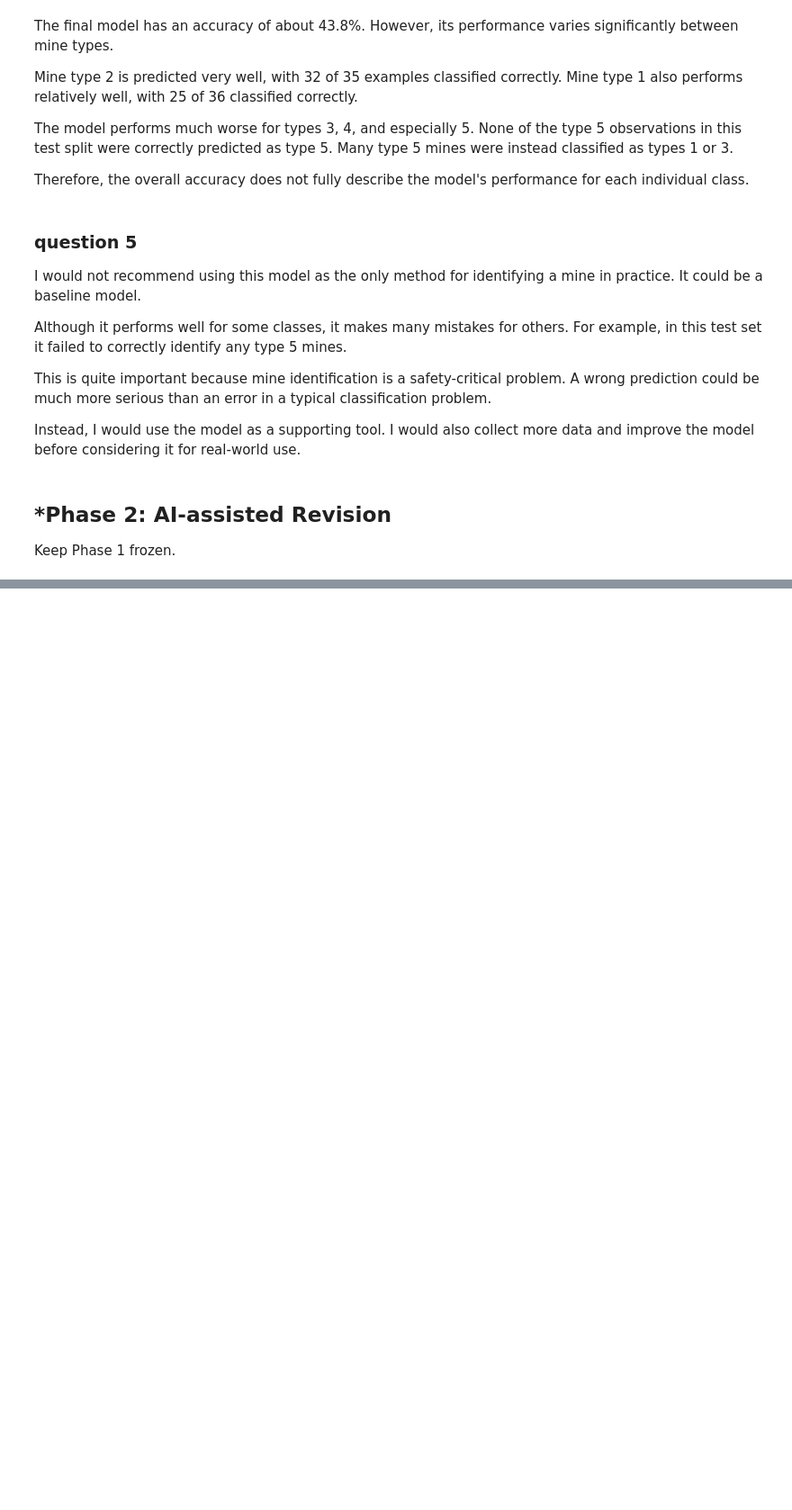
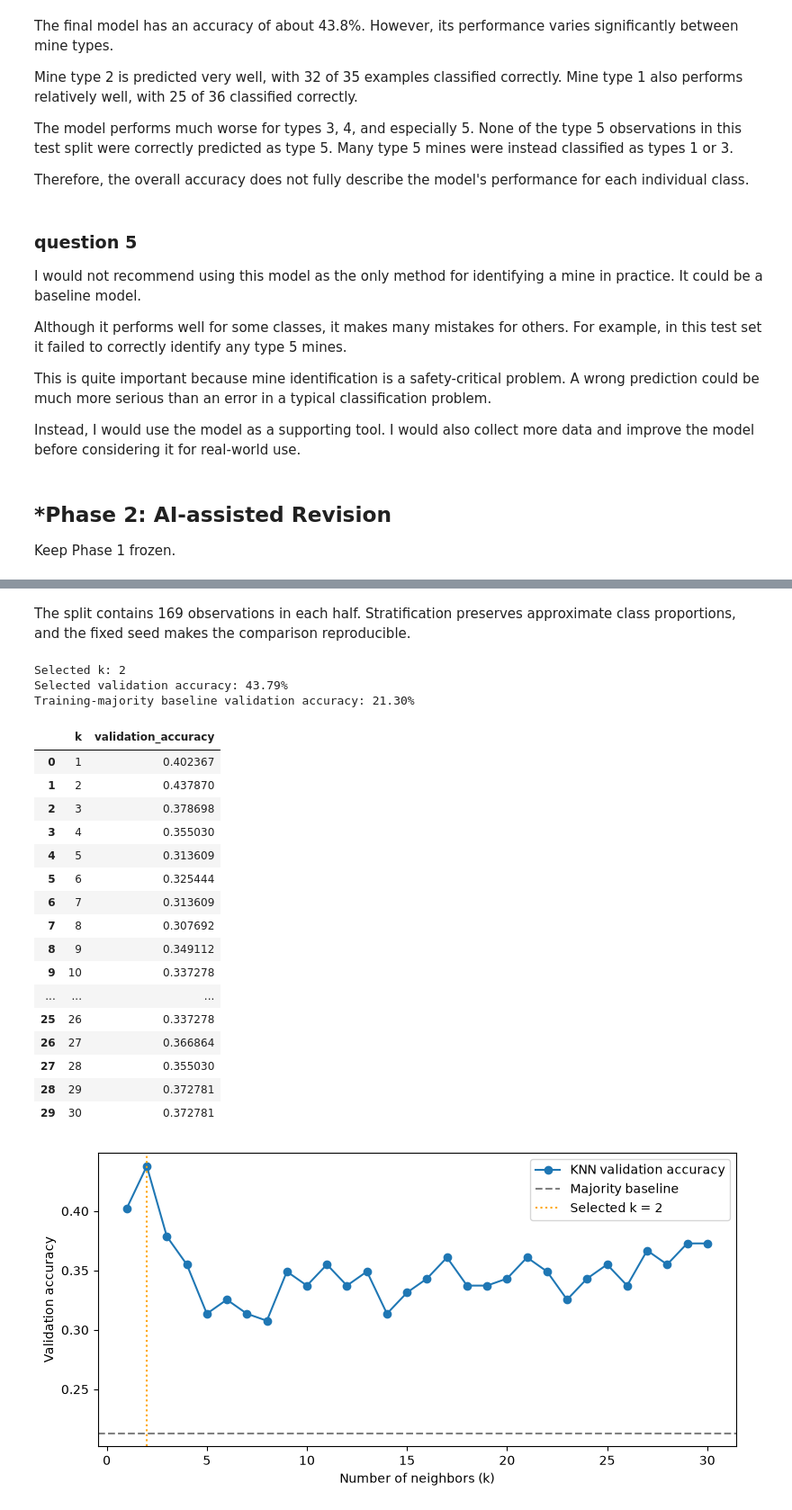
Before and after one commit to yilinw762/A03-knn, a Jupyter notebook: notebook.ipynb, the cells around one changed output, grey strips where cells are left out. Shown at 90% size. Drawn from its saved outputs; the diff is of its cells as text; code cells hidden in the pictures; blank space fills up the shorter version.

```diff
--- a/notebook.ipynb
+++ b/notebook.ipynb
@@ -314,0 +412,12 @@ In your own words without generative AI.
+# %%
+# Q2.2: The held-out half is used for validation/model selection.
+X = df[features]
+y = df["mine_type"]
+X_train, X_val, y_train, y_val = train_test_split(
+    X, y, test_size=0.5, random_state=42, stratify=y
+)
+print(f"Training size: {len(X_train)}; validation size: {len(X_val)}")
+display(pd.DataFrame({
+    "training": y_train.value_counts().reindex(labels),
+    "validation": y_val.value_counts().reindex(labels)
+}).rename_axis("mine_type"))
@@ -314,0 +433,53 @@ In your own words without generative AI.
+# %% [markdown]
+The split contains 169 observations in each half. Stratification preserves approximate class proportions, and the fixed seed makes the comparison reproducible.
+# %%
+# Q2.3: Fixed candidate set, uniform voting, Euclidean distance.
+k_values = np.arange(1, 31)
+validation_scores = []
+for k in k_values:
+    candidate = KNeighborsClassifier(n_neighbors=int(k), weights="uniform", metric="euclidean")
+    candidate.fit(X_train, y_train)
+    validation_scores.append(accuracy_score(y_val, candidate.predict(X_val)))
+search_results = pd.DataFrame({"k": k_values, "validation_accuracy": validation_scores})
+# np.argmax returns the first maximum; ascending candidates favor smaller k on ties.
+best_k = int(k_values[np.argmax(validation_scores)])
+best_model = KNeighborsClassifier(n_neighbors=best_k, weights="uniform", metric="euclidean")
+best_model.fit(X_train, y_train)
+y_pred = best_model.predict(X_val)
+baseline = DummyClassifier(strategy="most_frequent").fit(X_train, y_train)
+baseline_accuracy = accuracy_score(y_val, baseline.predict(X_val))
+print(f"Selected k: {best_k}")
+print(f"Selected validation accuracy: {accuracy_score(y_val, y_pred):.2%}")
+print(f"Training-majority baseline validation accuracy: {baseline_accuracy:.2%}")
+display(search_results)
+plt.figure(figsize=(8, 4))
+plt.plot(k_values, validation_scores, marker="o", label="KNN validation accuracy")
+plt.axhline(baseline_accuracy, color="gray", linestyle="--", label="Majority baseline")
+plt.axvline(best_k, color="orange", linestyle=":", label=f"Selected k = {best_k}")
+plt.xlabel("Number of neighbors (k)")
+plt.ylabel("Validation accuracy")
+plt.legend()
+plt.tight_layout()
+plt.show()
+# %% [output]
+Selected k: 2
+Selected validation accuracy: 43.79%
+Training-majority baseline validation accuracy: 21.30%
+|  | k | validation_accuracy |
+| 0 | 1 | 0.402367 |
+| 1 | 2 | 0.437870 |
+| 2 | 3 | 0.378698 |
+| 3 | 4 | 0.355030 |
+| 4 | 5 | 0.313609 |
+| 5 | 6 | 0.325444 |
+| 6 | 7 | 0.313609 |
+| 7 | 8 | 0.307692 |
+| 8 | 9 | 0.349112 |
+| 9 | 10 | 0.337278 |
+| ... | ... | ... |
+| 25 | 26 | 0.337278 |
+| 26 | 27 | 0.366864 |
+| 27 | 28 | 0.355030 |
+| 28 | 29 | 0.372781 |
+| 29 | 30 | 0.372781 |
+[figure, added]
```
Also changed, not shown: parts of 30 cells of this notebook.
